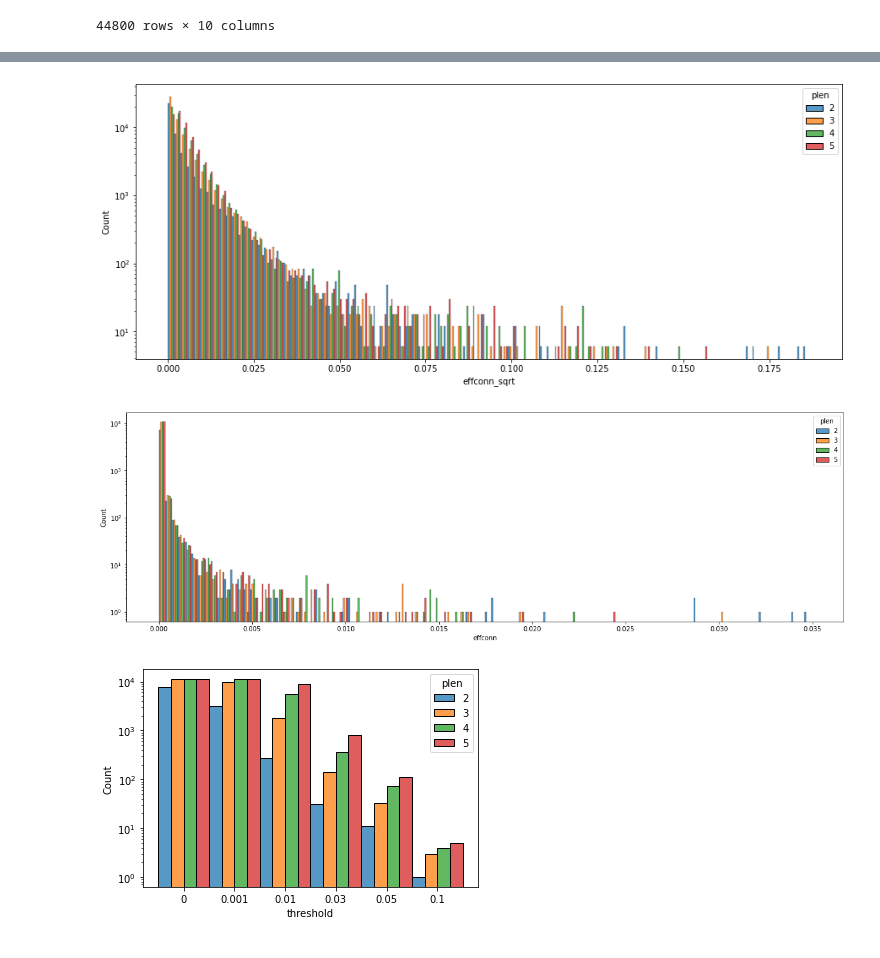
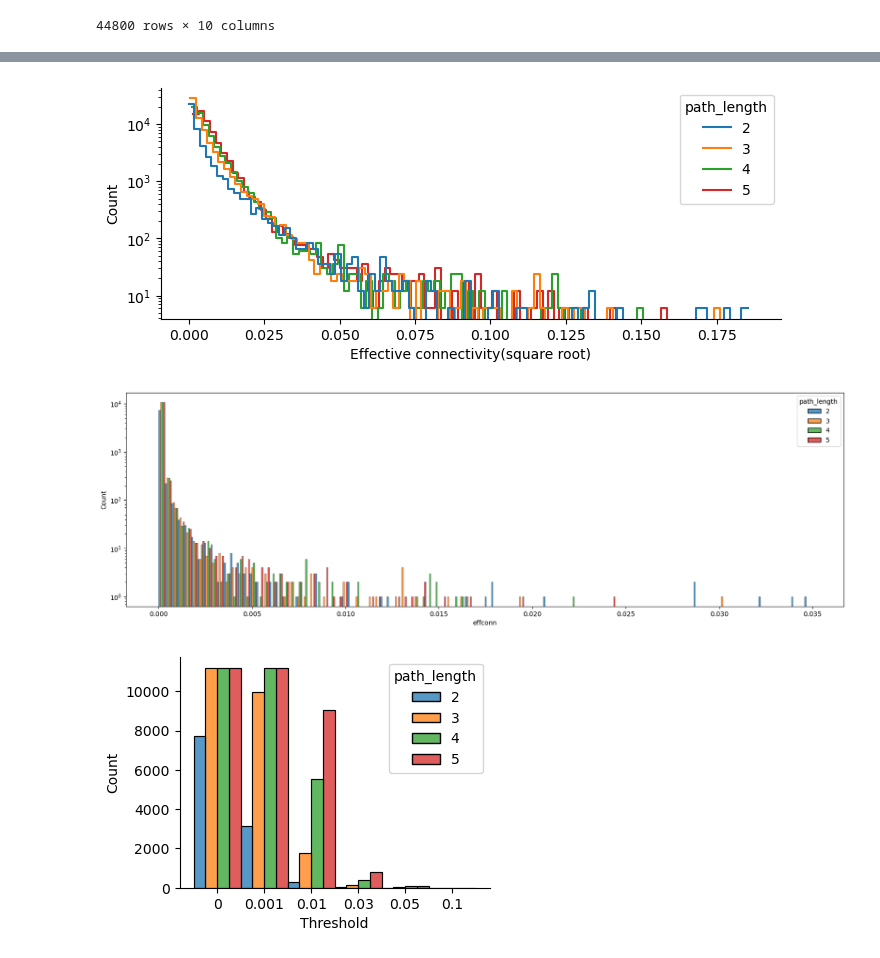
Before and after one commit to YijieYin/connectome_data_prep, a Jupyter notebook: path_effconn_benchmark/plotting.ipynb, the cells around one changed output, grey strips where cells are left out. Saved outputs shown, nothing was run; the diff lists cells and outputs as text; code cells hidden in the pictures.

```diff
--- a/path_effconn_benchmark/plotting.ipynb
+++ b/path_effconn_benchmark/plotting.ipynb
@@ -23,4 +25,5 @@ result
 # make longer: all columns starting with 'threshold'
 result = result.melt(id_vars=['plen', 'effconn','pre','post'], value_vars=[col for col in result.columns if col.startswith('threshold')], var_name='threshold', value_name='value')
 result['threshold'] = result['threshold'].str.replace('threshold_','')
-result['plen'] = result['plen'].astype(str)
+result['path_length'] = result['plen'].astype(str)
+result
@@ -27,28 +44,40 @@ result['plen'] = result['plen'].astype(str)
 # %%
-import numpy as np
+result["effconn_sqrt"] = np.sqrt(result["effconn"])
 
-plt.figure(figsize=(15,6))
+plt.figure(figsize=(8,3))
 sns.histplot(
-    data=result[result.effconn.notna()]
-         .assign(effconn_sqrt=lambda d: np.sqrt(d.effconn)),
+    data=result[result.effconn.notna()],
     x="effconn_sqrt",
-    hue="plen",
+    hue="path_length",
     bins=100,
-    multiple="dodge"
+    multiple="dodge",
+    fill=False,
+    element="step",
 )
 plt.yscale("log")
+plt.xlabel("Effective connectivity(square root)")
+# remove upper and right borders
+plt.gca().spines["top"].set_visible(False)
+plt.gca().spines["right"].set_visible(False)
 # %% [output]
-[figure, old version]
+[figure, new version]
 # %%
 plt.figure(figsize=(20,6))
-sns.histplot(data=result[result.effconn.notna()].drop_duplicates(['pre','post','plen']), x="effconn", hue='plen', bins = 100,
+sns.histplot(data=result[result.effconn.notna()].drop_duplicates(['pre','post','path_length']), x="effconn", hue='path_length', bins = 100,
 multiple="dodge")
 plt.yscale('log')
 # %% [output]
-[figure, old version]
+[figure, new version]
 # %%
-sns.histplot(result[result.value], x='threshold', hue='plen', multiple="dodge")
-plt.yscale('log')
+plt.figure(figsize=(4,3))
+p = sns.histplot(
+    result[result.value], x="threshold", hue="path_length", multiple="dodge"
+)
+# plt.yscale('log')
+plt.xlabel("Threshold")
+# remove upper and right borders
+plt.gca().spines["top"].set_visible(False)
+plt.gca().spines["right"].set_visible(False)
 # %% [output]
-[figure, old version]
+[figure, new version]
 # %%
```
Also changed, not shown: parts of 3 cells of this notebook.
